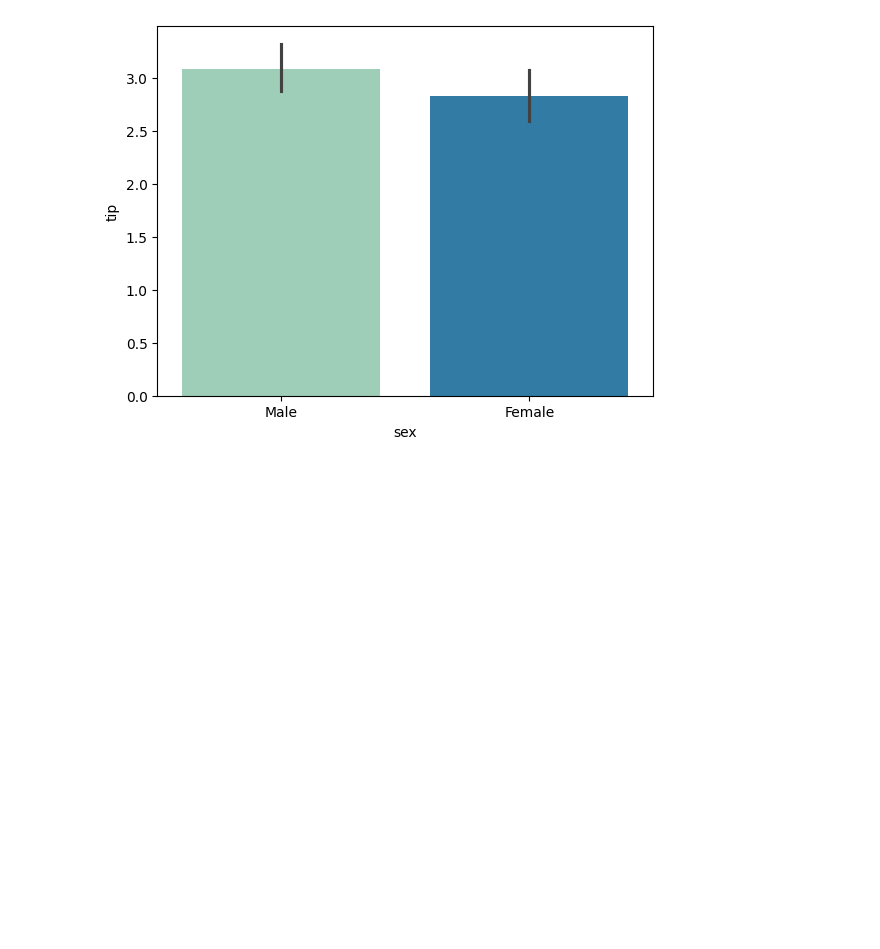
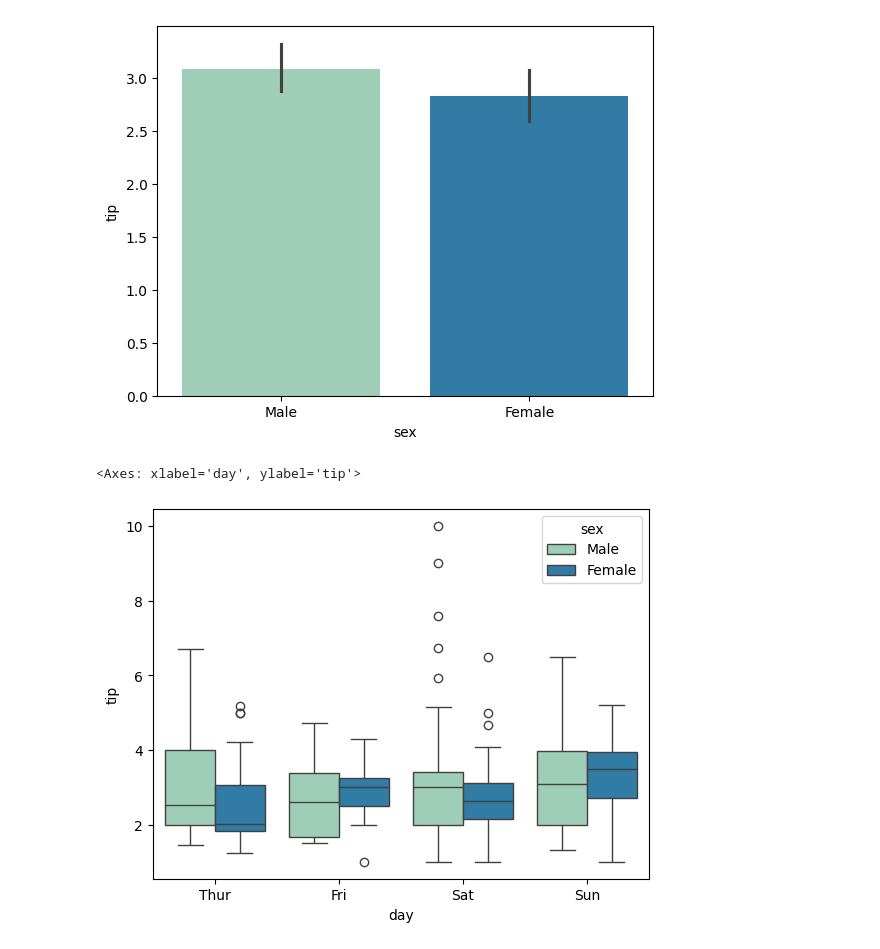
Before and after one commit to KomatiBhavaniSankar/Data-Visualization, a Jupyter notebook: Seaborn.ipynb, the cells around one changed output. Cells and saved outputs as stored; diff of their text form; code cells hidden in the pictures; blank space fills up the shorter version.

```diff
--- a/Seaborn.ipynb
+++ b/Seaborn.ipynb
@@ -122,3 +122,8 @@ sns.barplot(x="sex", y="tip", data=tips, hue="sex", palette="YlGnBu", legend=Fal
 # %% [output]
 <Axes: xlabel='sex', ylabel='tip'>
 [figure]
+# %%
+sns.boxplot(x="day", y="tip",data=tips, hue="sex", palette="YlGnBu")
+# %% [output]
+<Axes: xlabel='day', ylabel='tip'>
+[figure, added]
```
Also changed, not shown: parts of 11 cells of this notebook.
